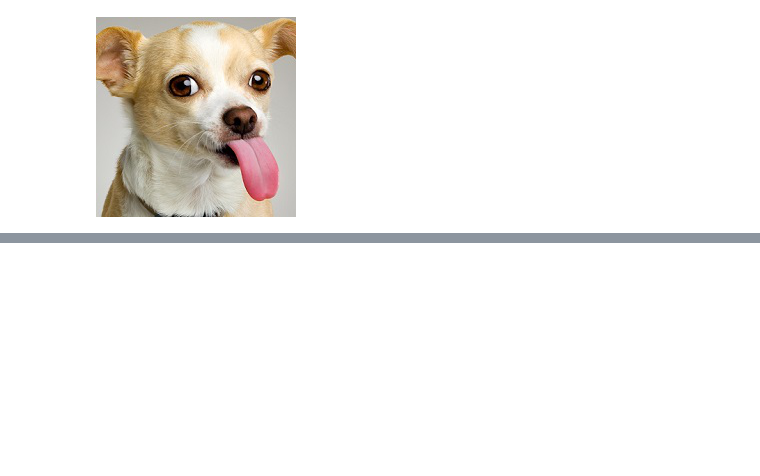
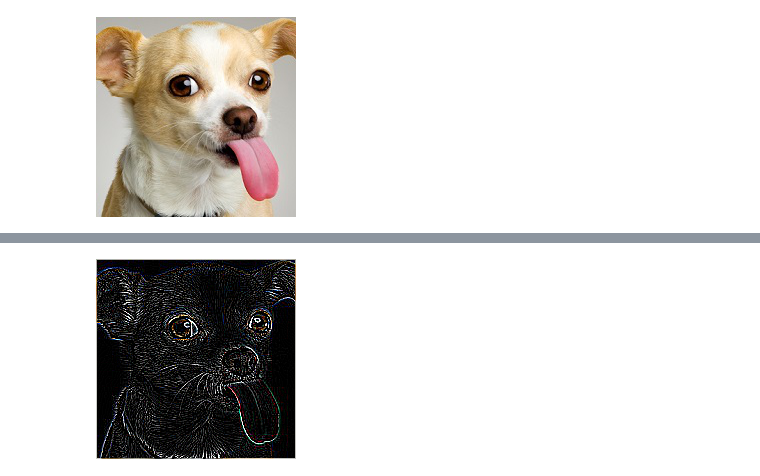
Before and after one commit to marcelounb/DeepLearning, a Jupyter notebook: TestePratico3_Outline.ipynb, the cells around one changed output, grey strips where cells are left out. Saved outputs shown, nothing was run; the diff lists cells and outputs as text; code cells hidden in the pictures; blank space fills up the shorter version.

```diff
--- a/TestePratico3_Outline.ipynb
+++ b/TestePratico3_Outline.ipynb
@@ -36,0 +45,5 @@ img
+# %%
+img5 = img_orig.filter(ImageFilter.FIND_EDGES)
+img5
+# %% [output]
+[figure, added]
```
Also changed, not shown: parts of 7 cells of this notebook.
